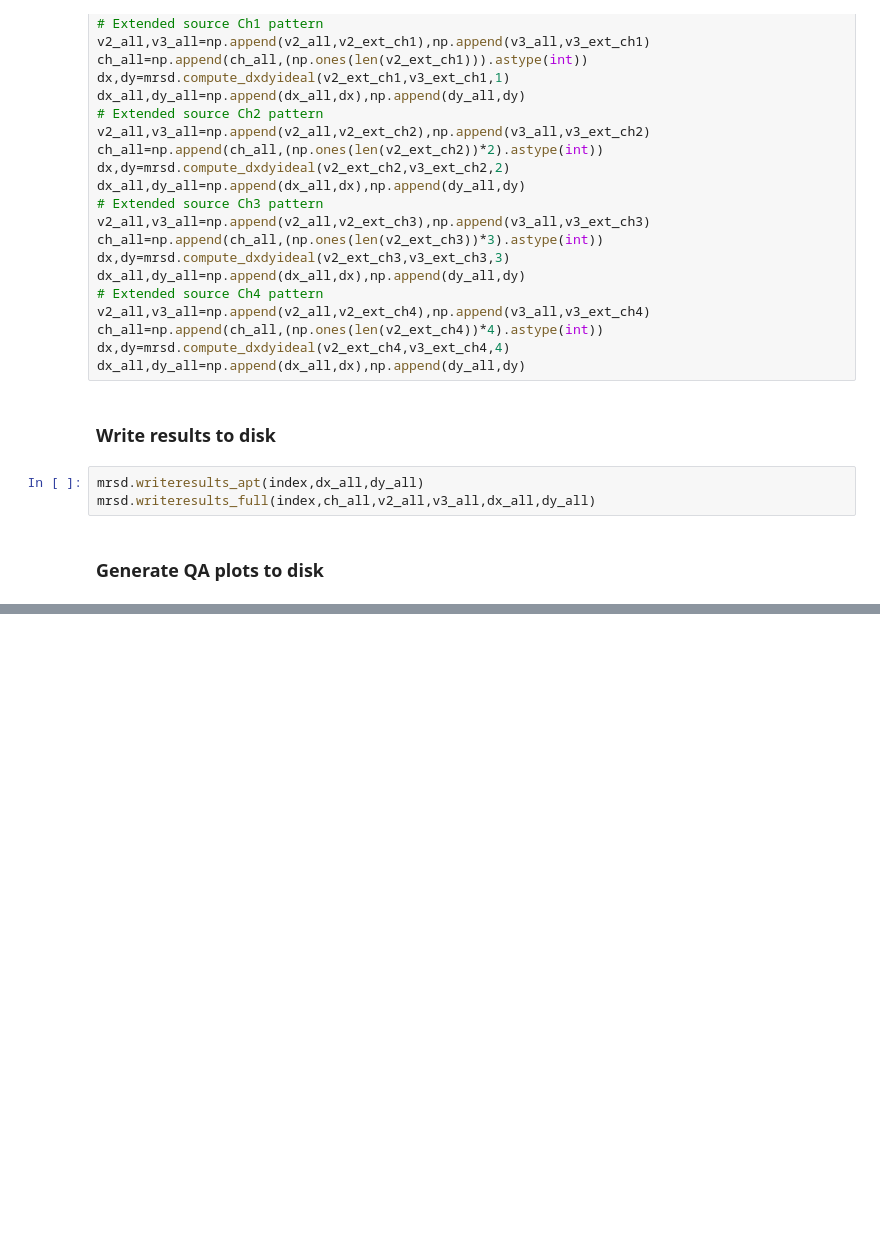
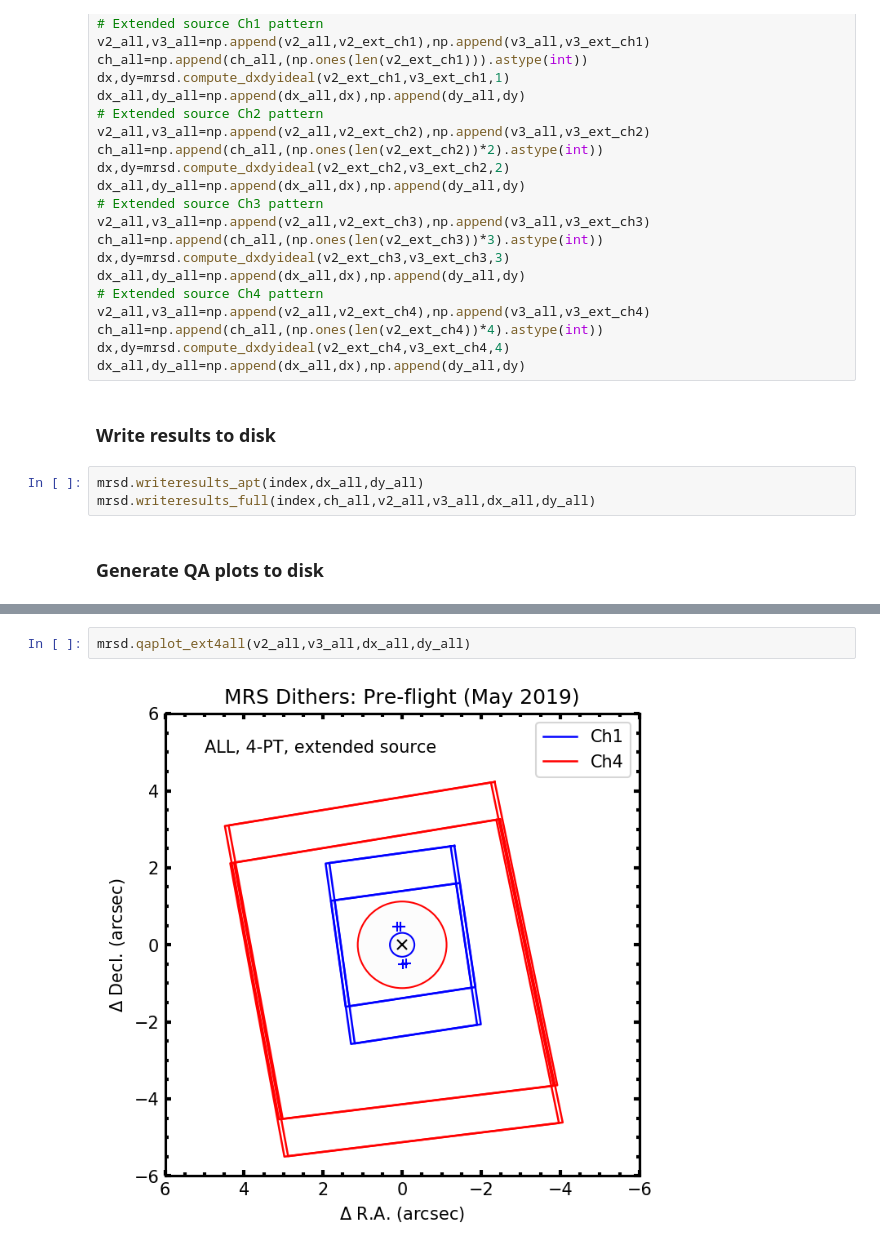
Before and after one commit to STScI-MIRI/miricoord, a Jupyter notebook: miricoord/mrs/makedither/makedither_mrs.ipynb, the cells around one changed output, grey strips where cells are left out. Cells and saved outputs as stored; diff of their text form; blank space fills up the shorter version.

Commit message:
Add new qa plots

```diff
--- a/miricoord/mrs/makedither/makedither_mrs.ipynb
+++ b/miricoord/mrs/makedither/makedither_mrs.ipynb
@@ -297,3 +297,7 @@ mrsd.qaplot_ext2all(v2_all,v3_all,dx_all,dy_all)
+# %%
+mrsd.qaplot_ext4all(v2_all,v3_all,dx_all,dy_all)
+# %% [output]
+[figure, added]
 # %%
 mrsd.qaplot_ext2ch3(v2_all,v3_all,dx_all,dy_all)
 # %% [output]
```
Also changed, not shown: parts of 12 cells of this notebook, 1 other file.
